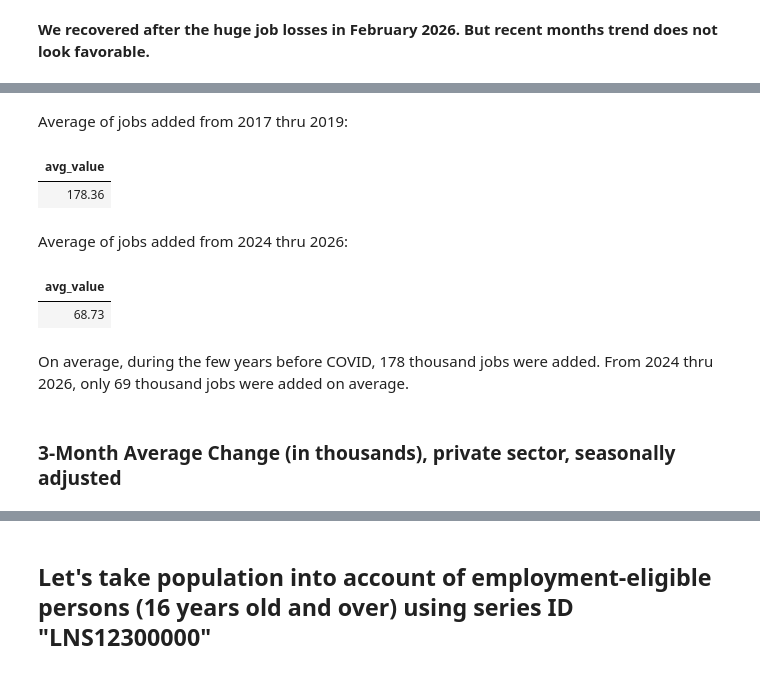
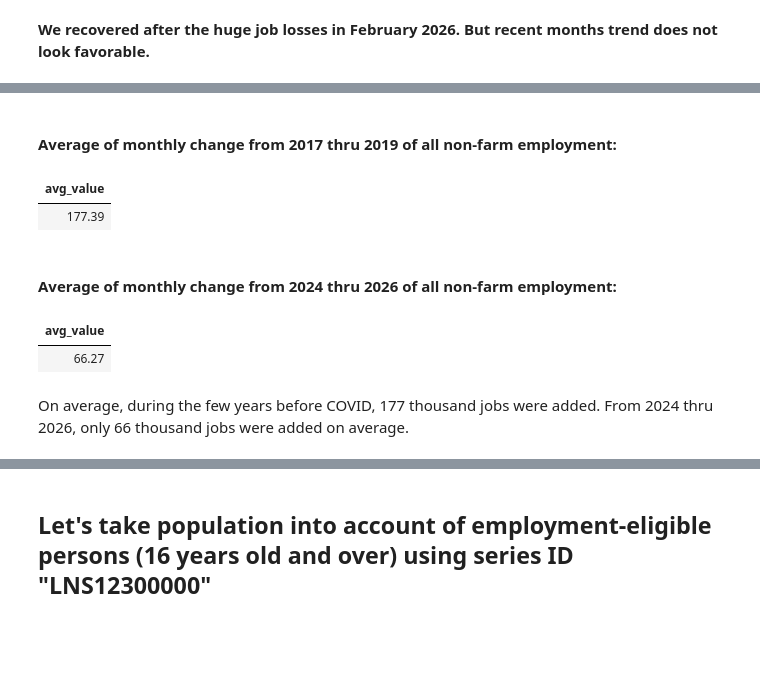
Before and after one commit to pybokeh/data-sets, a Jupyter notebook: bls/notebooks/index.ipynb, the cells around one changed output, grey strips where cells are left out. Saved outputs shown, nothing was run; the diff lists cells and outputs as text; code cells hidden in the pictures; blank space fills up the shorter version.

```diff
--- a/bls/notebooks/index.ipynb
+++ b/bls/notebooks/index.ipynb
@@ -29,19 +29,19 @@ pl.Config.set_tbl_rows(24);
 Data through September 2026:
 # %%
 with BLSClient() as client:
-    df = client.fetch_df(series_id="CES0000000001", start_year=2007, end_year=2026)
-    df = (
-        df
+    df_all = client.fetch_df(series_id="CES0000000001", start_year=2007, end_year=2026)
+    df_all = (
+        df_all
         .sort(
             pl.col("year_month")
         )
         .with_columns(
-            pl.col("value").diff().alias("Jobs Added (thousands)")
+            pl.col("value").diff().alias("monthly_change")
         )
     )
-    client.plot_bls_series(df, "All employees, thousands, total nonfarm, seasonally adjusted")
+    client.plot_bls_series(df_all, "All employees, thousands, total nonfarm, seasonally adjusted")
     print("Last 13 recent months of data")
-    GT(df.tail(13)).cols_align(align="center").show()
+    GT(df_all.tail(13)).cols_align(align="center").show()
 # %% [output]
 [figure]
 Last 13 recent months of data
@@ -123,40 +270,40 @@ But, let's quantify pre-COVID employment vs employment during 2024-2026.
 # %% [markdown]
-Average of jobs added from 2017 thru 2019:
+#### Average of monthly change from 2017 thru 2019 of all non-farm employment:
 # %%
 #| echo: true
 #| code-fold: true
 #| code-summary: "Show code"
 (
     GT(
-        df
+        df_all
         .filter(
             pl.col("year").is_in(["2017","2018","2019"])
         )
         .select(
-            pl.col("value").mean().alias("avg_value")
+            pl.col("monthly_change").mean().alias("avg_value")
         )
     )
     .fmt_number(columns="avg_value", decimals=2)
     .cols_align(align="center")
     .show()
 )
 # %% [output]
 | avg_value |
-| 178.36 |
+| 177.39 |
 # %% [markdown]
-Average of jobs added from 2024 thru 2026:
+#### Average of monthly change from 2024 thru 2026 of all non-farm employment:
 # %%
 #| echo: true
 #| code-fold: true
 #| code-summary: "Show code"
 (
     GT(
-        df
+        df_all
         .filter(
             pl.col("year").is_in(["2024","2025","2026"])
         )
         .select(
-            pl.col("value").mean().alias("avg_value")
+            pl.col("monthly_change").mean().alias("avg_value")
         )
     )
     .fmt_number(columns="avg_value", decimals=2)
@@ -165,8 +312,6 @@ Average of jobs added from 2024 thru 2026:
 )
 # %% [output]
 | avg_value |
-| 68.73 |
+| 66.27 |
 # %% [markdown]
-On average, during the few years before COVID, 178 thousand jobs were added.  From 2024 thru 2026, only 69 thousand jobs were added on average.
+On average, during the few years before COVID, 177 thousand jobs were added.  From 2024 thru 2026, only 66 thousand jobs were added on average.
-# %% [markdown]
-### 3-Month Average Change (in thousands), private sector, seasonally adjusted
```
Also changed, not shown: parts of 23 cells of this notebook, 1 other file.
